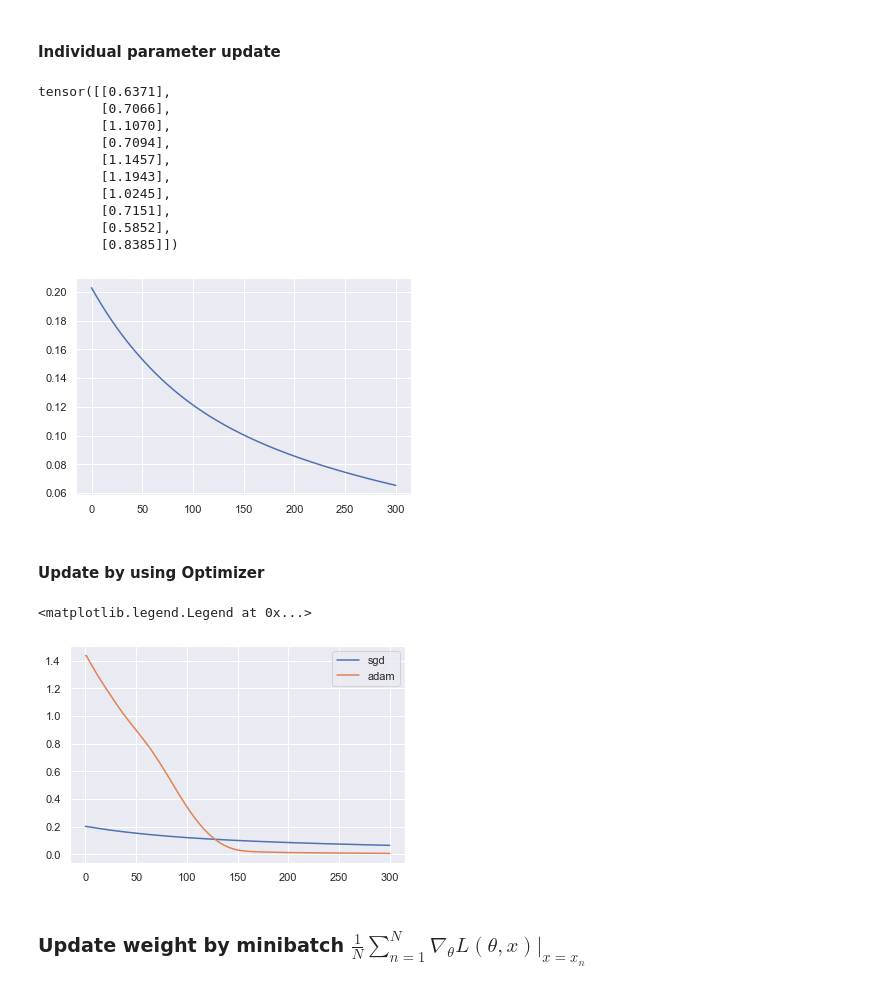
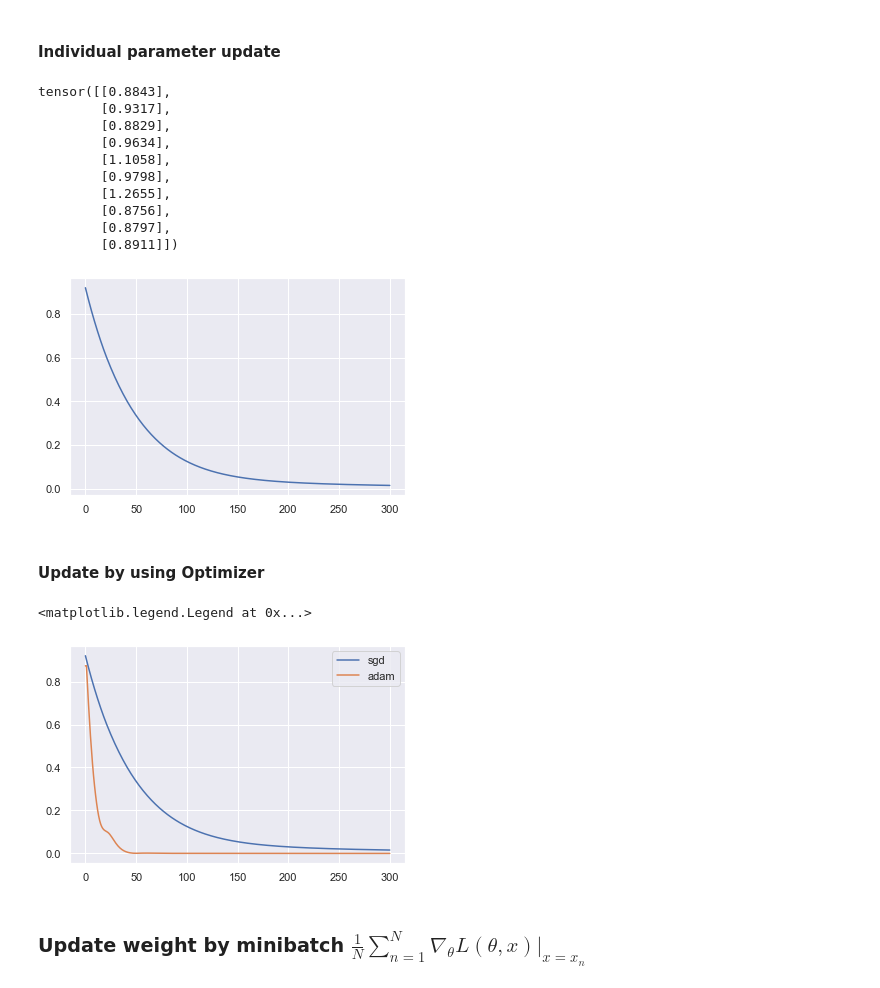
Before and after one commit to ugo-nama-kun/pytorch_notebook, a Jupyter notebook: notebook.ipynb, the cells around one changed output. Saved outputs shown, nothing was run; the diff lists cells and outputs as text; code cells hidden in the pictures.

```diff
--- a/notebook.ipynb
+++ b/notebook.ipynb
@@ -193,12 +198,12 @@ False
 class FFNetwork(nn.Module):
     # One input, one output, two hidden layers
 
-    def __init__(self):
+    def __init__(self, n_hidden):
         super(FFNetwork, self).__init__()
 
-        self.fc1 = nn.Linear(in_features=1, out_features=10)
-        self.fc2 = nn.Linear(in_features=10, out_features=10)
-        self.fc3 = nn.Linear(in_features=10, out_features=1)
+        self.fc1 = nn.Linear(in_features=1, out_features=n_hidden)
+        self.fc2 = nn.Linear(in_features=n_hidden, out_features=n_hidden)
+        self.fc3 = nn.Linear(in_features=n_hidden, out_features=1)
 
     def forward(self, x):
         h = F.leaky_relu(self.fc1(x))
@@ -206,7 +211,7 @@ class FFNetwork(nn.Module):
         out = self.fc3(h)
         return out
 
-ffnet = FFNetwork()
+ffnet = FFNetwork(10)
 print(ffnet)
 
 params = list(ffnet.parameters())
@@ -297,10 +311,14 @@ tensor([[ 0.0912],
 # %% [markdown]
 #### Individual parameter update
 # %%
-ffnet = FFNetwork()
+input = torch.randn(10, 1)
+target = torch.ones(10, 1)
+
+ffnet = FFNetwork(n_hidden=50)
 learning_rate = 0.001
 
 out = ffnet(input)
+loss_func = nn.MSELoss()
 loss = loss_func(out, target)
 
 loss_hist_sgd = [loss.detach()]
@@ -317,40 +335,44 @@ plt.plot(loss_hist_sgd)
 out = ffnet(input)
 print(out.detach())
 # %% [output]
-tensor([[0.6371],
-        [0.7066],
-        [1.1070],
-        [0.7094],
-        [1.1457],
-        [1.1943],
-        [1.0245],
-        [0.7151],
-        [0.5852],
-        [0.8385]])
+tensor([[0.8843],
+        [0.9317],
+        [0.8829],
+        [0.9634],
+        [1.1058],
+        [0.9798],
+        [1.2655],
+        [0.8756],
+        [0.8797],
+        [0.8911]])
-[figure, old version]
+[figure, new version]
 # %% [markdown]
 #### Update by using Optimizer
 # %%
-ffnet = FFNetwork()
-learning_rate = 0.01
+input = torch.randn(10, 1)
+target = torch.ones(10, 1)
 
-optimizer = optim.Adam(ffnet.parameters(), lr=0.001)
+ffnet = FFNetwork(50)
+learning_rate = 0.001
 
+optimizer = optim.Adam(ffnet.parameters(), lr=learning_rate)
+
+loss_func = nn.MSELoss()
 loss = loss_func(ffnet(input), target)
 loss_hist_adam = [loss.detach()]
 
 for i in range(300):
     optimizer.zero_grad()
     loss = loss_func(ffnet(input), target)
     loss_hist_adam.append(loss.detach())
     loss.backward()
     optimizer.step()
 
 plt.plot(loss_hist_sgd, label="sgd")
 plt.plot(loss_hist_adam, label="adam")
 plt.legend(loc="best")
 # %% [output]
 <matplotlib.legend.Legend at 0x...>
-[figure, old version]
+[figure, new version]
 # %% [markdown]
 ### Update weight by minibatch $\frac{1}{N} \sum_{n=1}^N \nabla_\theta L(\theta, x)|_{x=x_n}$
```
Also changed, not shown: parts of 10 cells of this notebook, 1 other file.
